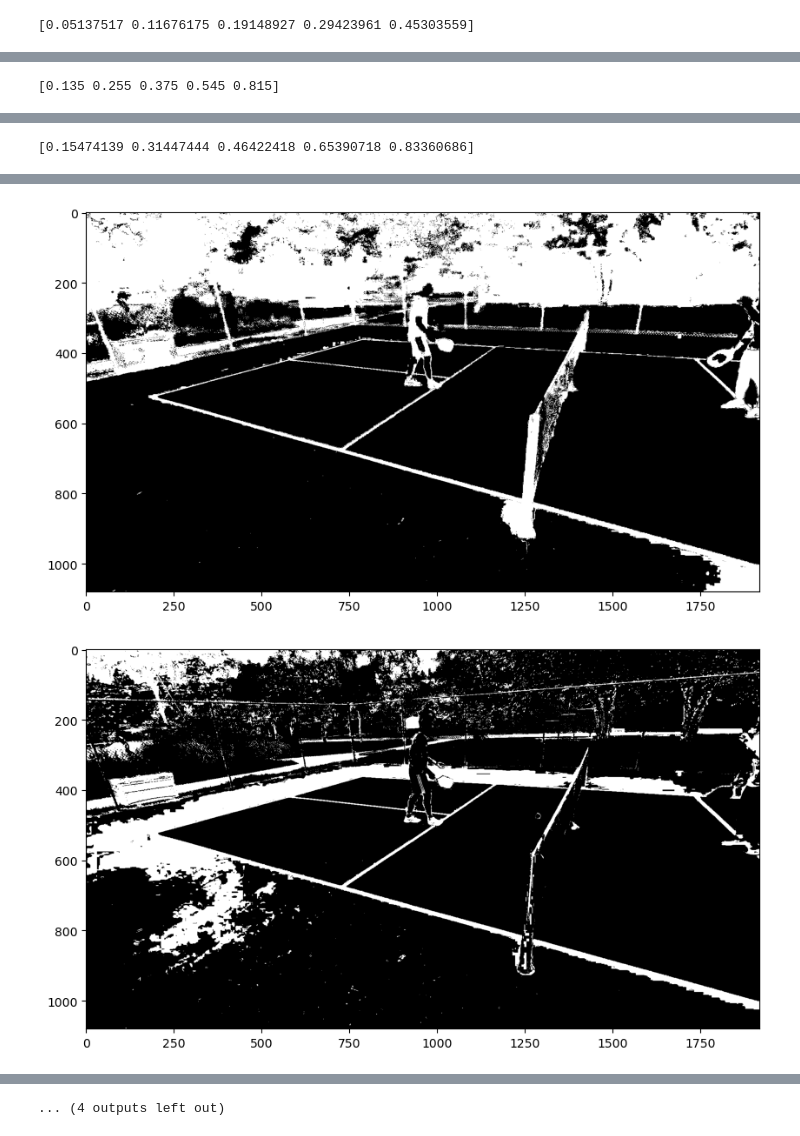
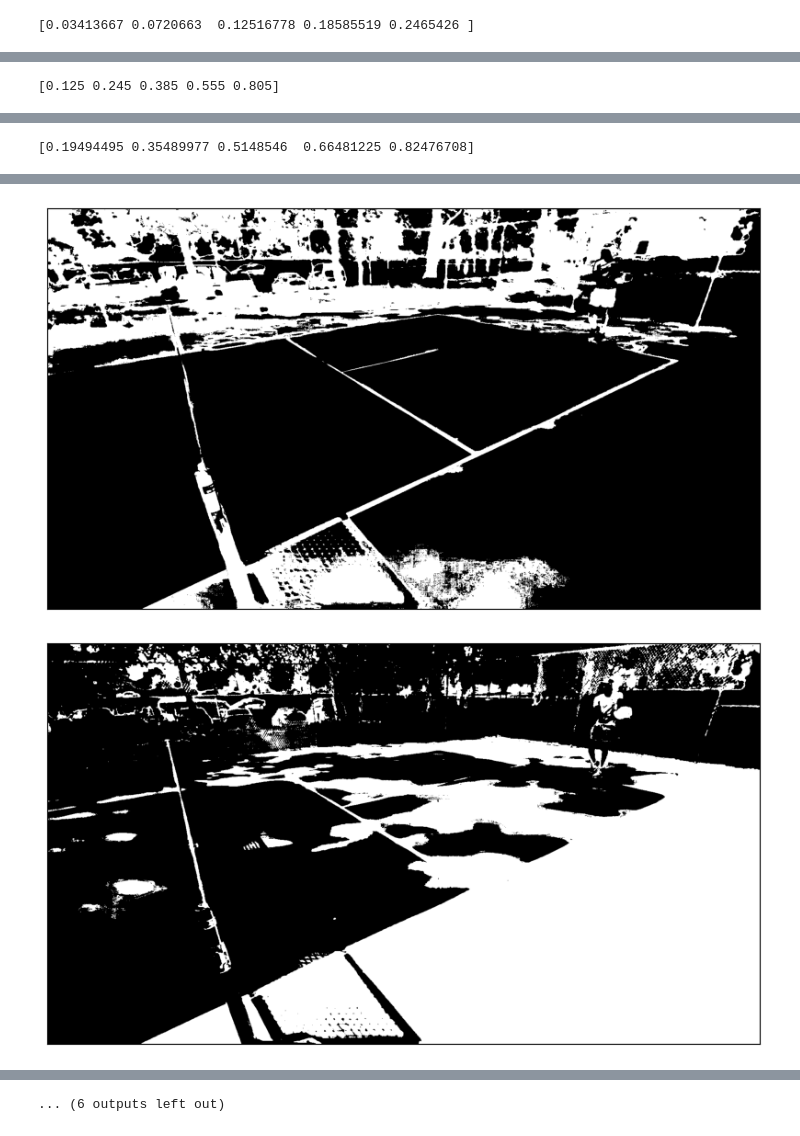
Before and after one commit to heyitsbill/PickleApp, a Jupyter notebook: court_segment/preprocessing/classical_cv_testing_2.ipynb, the cells around one changed output, grey strips where cells are left out. Drawn from its saved outputs; the diff is of its cells as text; code cells hidden in the pictures.

```diff
--- a/court_segment/preprocessing/classical_cv_testing_2.ipynb
+++ b/court_segment/preprocessing/classical_cv_testing_2.ipynb
@@ -58,16 +58,22 @@ class Line():
     def __repr__(self):
         return f"Line({self.x1},{self.y1},{self.x2},{self.y2})"
 # %%
+video_type = 'game'
 video_type = 'court'
-video_type = 'game'
-video_name = 'center_right_1'
-video_name = 'center_view'
+video_name = 'right_game_footage'
+video_name = 'center_left_3_sunglare'
 frame_num = np.random.randint(10000, 20000)
+frame_num = np.random.randint(0, 1000)
+frame_num = 0
 print(frame_num)
 img_0 = read_frame(raw_video_path(video_type, video_name), frame_num)
+img_0 =  cv2.imread('/mnt/f/SeniorProject/court_photos/shady_court.png')
+img_0 = cv2.cvtColor(img_0, cv2.COLOR_BGR2RGB)
 # img_0 = read_frame('/mnt/f/SeniorProject/full_footage/court/center_left_rainy_1.mp4', frame_num)
-# img_0 = cv2.GaussianBlur(img_0, (5,5), 0)
+img_0 = cv2.GaussianBlur(img_0, (5,5), 0)
 plt.figure(figsize=(10,10))
 plt.imshow(img_0)
+plt.xticks([])
+plt.yticks([])
 plt.show()
 # %% [output]
@@ -134,6 +140,9 @@ def show_image(img, size = (10,10), title = None):
     plt.imshow(img, cmap='gray')
     if title is not None:
         plt.title(title)
+    # turn off axes
+    plt.xticks([])
+    plt.yticks([])
     plt.show()
 
 def erode_mask(mask, kernel_size = (3,3), iterations = 1, shape = cv2.MORPH_RECT):
@@ -154,6 +163,7 @@ def get_predicted_points(img, max_threshold = 0.04, avg_threshold = 0.04, bright
     avg_mask = diff_from_avg_mask(img, threshold = avg_threshold)
     bright_mask = brightness_mask(img, threshold = bright_threshold)
     mask = max_mask & avg_mask & bright_mask
+    # mask = dilate_mask(max_mask) & dilate_mask(avg_mask) & dilate_mask(bright_mask)
     show_image(max_mask)
     show_image(avg_mask)
     show_image(bright_mask)
@@ -161,18 +171,21 @@ def get_predicted_points(img, max_threshold = 0.04, avg_threshold = 0.04, bright
 
     # clean noise
     mask = dilate_mask(mask, kernel_size=(3,3), iterations=2)
-    mask = remove_small_objects(mask, min_size=1000, connectivity = 2)
-    mask = remove_small_objects(mask, min_size=2000, connectivity = 2)
+    # mask = remove_small_objects(mask, min_size=1000, connectivity = 2)
+    # mask = remove_small_objects(mask, min_size=2000, connectivity = 2)
     mask = dilate_mask(mask, kernel_size=(3,3), iterations=2)
     remainder = erode_mask(mask, kernel_size = (5,5), shape=cv2.MORPH_RECT, iterations = 5)
     remainder = dilate_mask(remainder, kernel_size = (5,5), shape=cv2.MORPH_RECT, iterations = 3)
     mask = mask * (1-remainder)
     mask = erode_mask(mask, kernel_size=(3,3), iterations=4, shape=cv2.MORPH_ELLIPSE)
     mask = dilate_mask(mask, kernel_size=(3,3), iterations=1)
-    mask = remove_small_objects(mask, min_size=3000, connectivity = 2)
+    # mask = remove_small_objects(mask, min_size=3000, connectivity = 2)
     mask = mask.astype(np.uint8) * 255
+    show_image(mask)
     canny = cv2.Canny(mask, 100, 200)
-    lines = cv2.HoughLinesP(canny, 1, np.pi/180, 100, minLineLength=100, maxLineGap=10)
+    show_image(canny)
+
+    lines = cv2.HoughLinesP(canny, 1, np.pi/180, 100, minLineLength=80, maxLineGap=20)
     line_img = np.zeros((canny.shape[0], canny.shape[1], 3), dtype=np.uint8)
     for line in lines:
         for x1,y1,x2,y2 in line:
@@ -240,5 +253,5 @@ def get_predicted_points(img, max_threshold = 0.04, avg_threshold = 0.04, bright
     # figure out which centers are actually the corners of the court
     percent_white = {}
 # %%
-get_predicted_points(img_0, max_threshold=0.08, avg_threshold=0.06)
+get_predicted_points(img_0, max_threshold=0.05, avg_threshold=0.05, bright_threshold=0.9)
 # %% [output]
@@ -246 +259 @@ get_predicted_points(img_0, max_threshold=0.08, avg_threshold=0.06)
-[0.05137517 0.11676175 0.19148927 0.29423961 0.45303559]
+[0.03413667 0.0720663  0.12516778 0.18585519 0.2465426 ]
@@ -249 +262 @@ get_predicted_points(img_0, max_threshold=0.08, avg_threshold=0.06)
-[0.135 0.255 0.375 0.545 0.815]
+[0.125 0.245 0.385 0.555 0.805]
@@ -252 +265 @@ get_predicted_points(img_0, max_threshold=0.08, avg_threshold=0.06)
-[0.15474139 0.31447444 0.46422418 0.65390718 0.83360686]
+[0.19494495 0.35489977 0.5148546  0.66481225 0.82476708]
@@ -254,2 +267,2 @@ get_predicted_points(img_0, max_threshold=0.08, avg_threshold=0.06)
-[figure, old version]
+[figure, new version]
-[figure, old version]
+[figure, new version]
@@ -257 +270 @@ get_predicted_points(img_0, max_threshold=0.08, avg_threshold=0.06)
-... (4 outputs left out)
+... (6 outputs left out)
```
Also changed, not shown: parts of 2 cells of this notebook, 5 other files.
